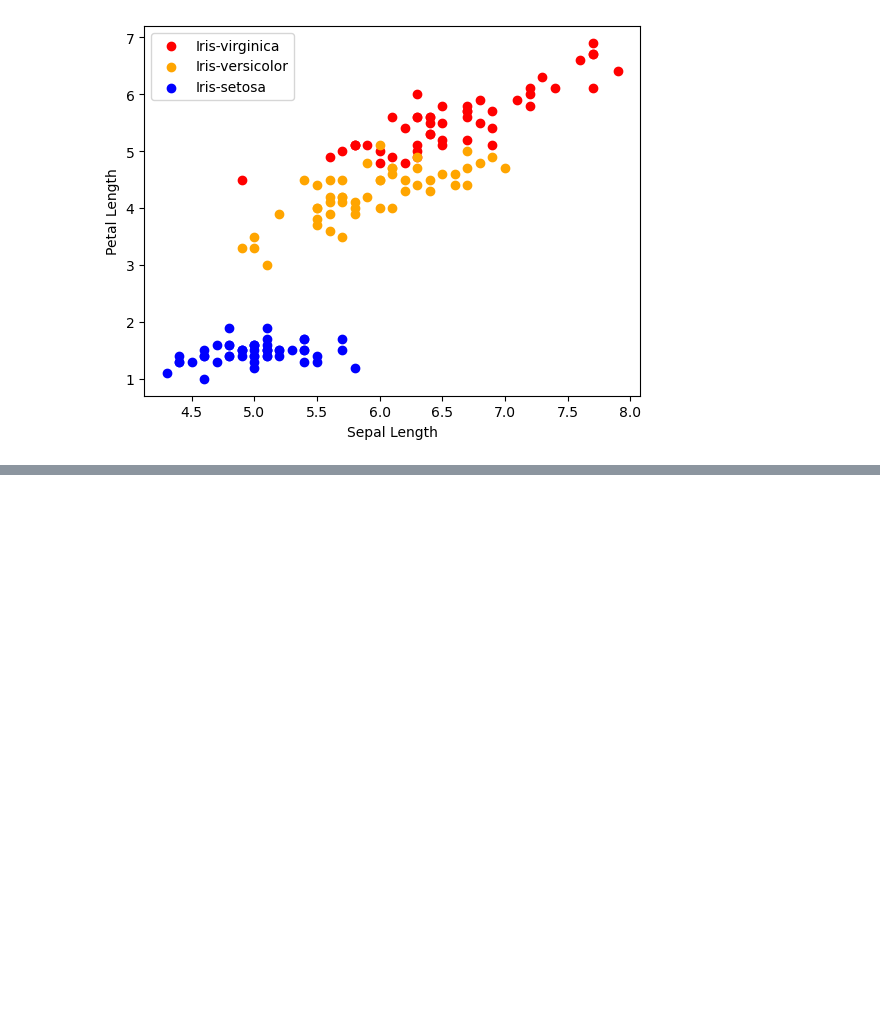
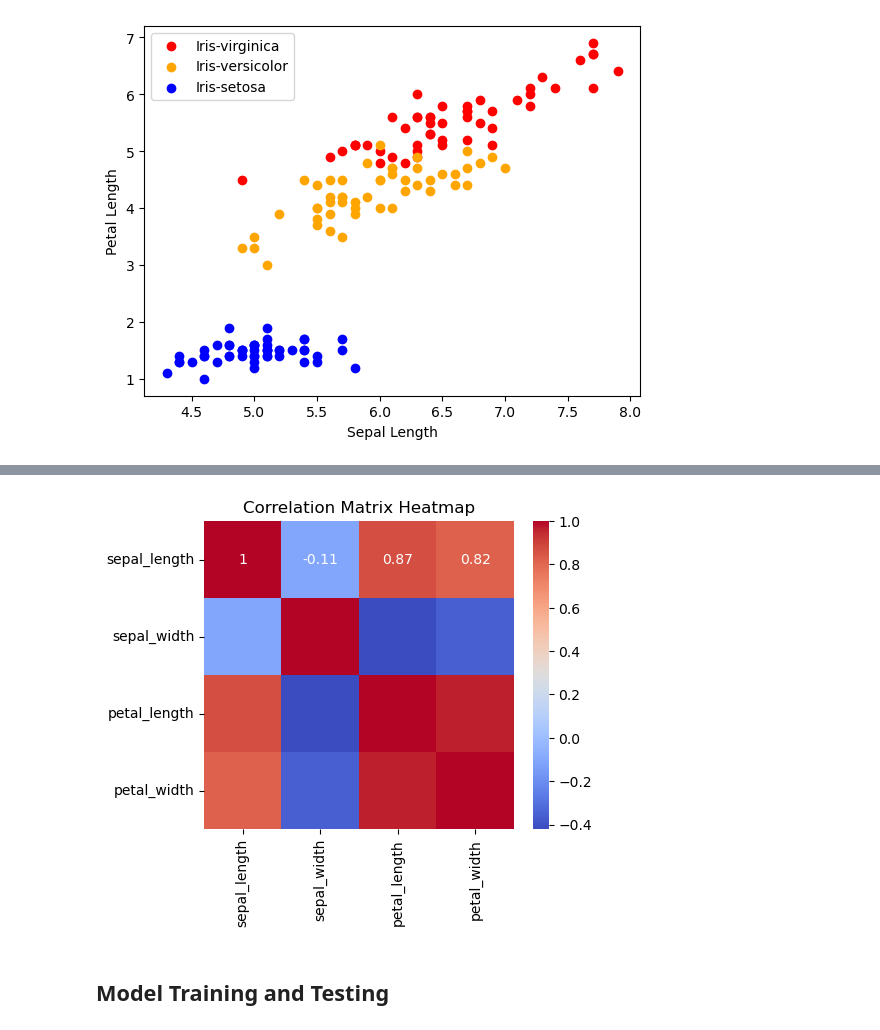
Before and after one commit to 06kunal/Iris_Flower_Classification_WebApp, a Jupyter notebook: Iris_Classification.ipynb, the cells around one changed output, grey strips where cells are left out. Cells and saved outputs as stored; diff of their text form; code cells hidden in the pictures; blank space fills up the shorter version.

Commit message:
complete python Code and saved model file

```diff
--- a/Iris_Classification.ipynb
+++ b/Iris_Classification.ipynb
@@ -174,0 +180,5 @@ plt.legend()
+# %%
+# display the Correlation Matrix
+# First we have to seperate out the integer and float cols so that we could use the corr() function.
+numerical_cols = df.select_dtypes(include = ["int", "float"]).columns
+corr_matrix = df[numerical_cols].corr()
@@ -174,0 +193,10 @@ plt.legend()
+# %%
+# Let's plot the heatmap now
+fig, ax = plt.subplots(figsize = (5,4))
+sns.heatmap(corr_matrix, annot = True, ax = ax, cmap = 'coolwarm')
+plt.title("Correlation Matrix Heatmap")
+plt.show()
+# %% [output]
+[figure, added]
+# %% [markdown]
+## Model Training and Testing
```
Also changed, not shown: parts of 17 cells of this notebook, 1 other file.
